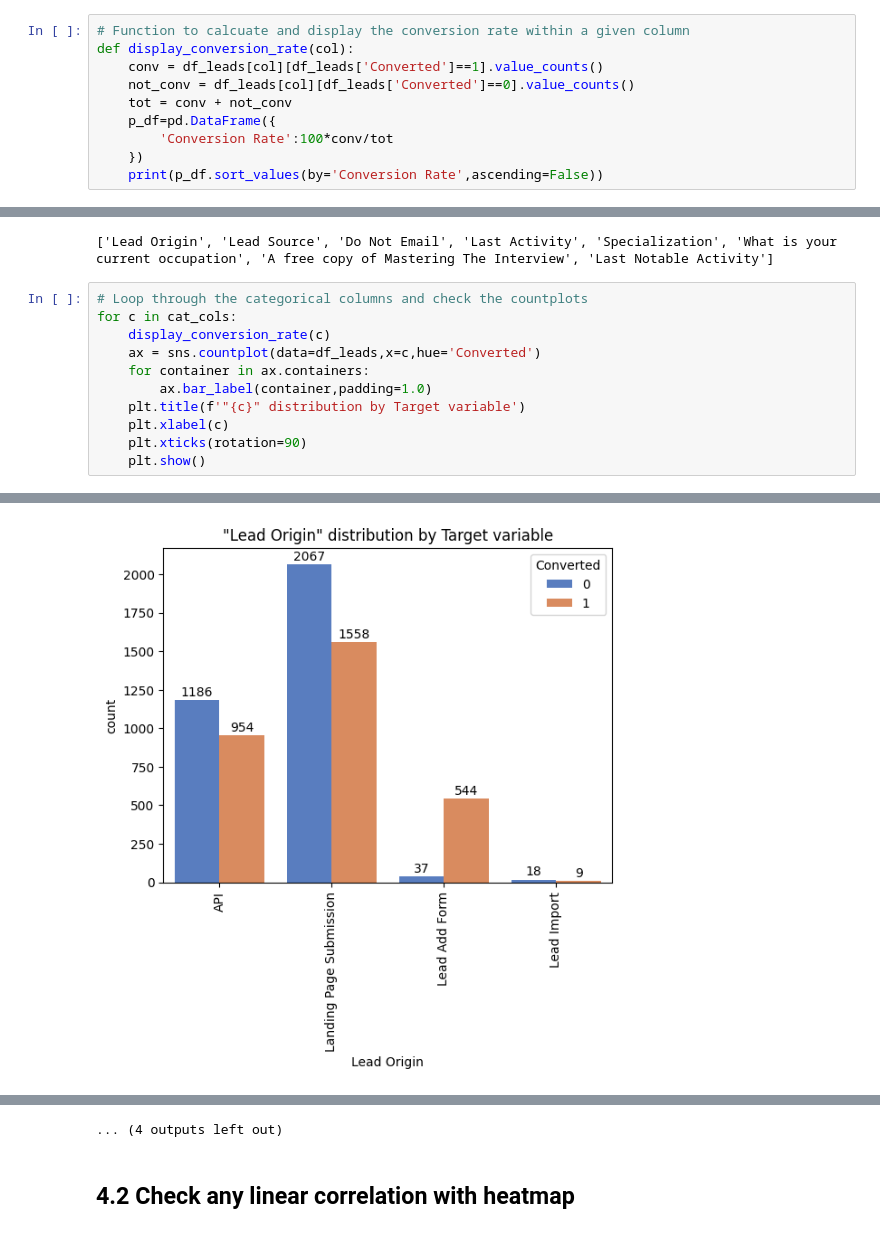
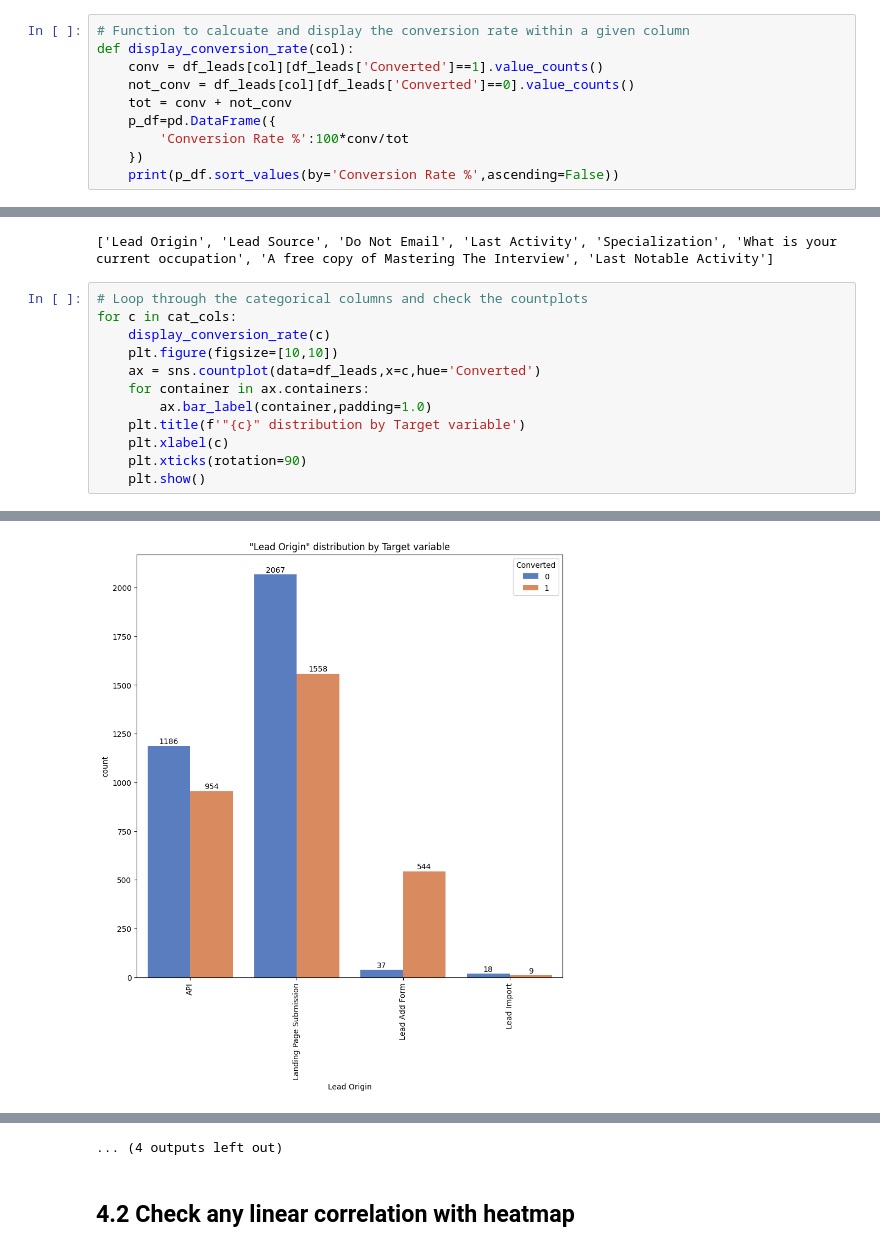
Before and after one commit to imthepooh/lead-scoring-case-study, a Jupyter notebook: Lead Scoring Case study.ipynb, the cells around one changed output, grey strips where cells are left out. Saved outputs shown, nothing was run; the diff lists cells and outputs as text.

```diff
--- a/Lead Scoring Case study.ipynb
+++ b/Lead Scoring Case study.ipynb
@@ -483,9 +479,9 @@ def display_conversion_rate(col):
     not_conv = df_leads[col][df_leads['Converted']==0].value_counts()
     tot = conv + not_conv
     p_df=pd.DataFrame({
-        'Conversion Rate':100*conv/tot
+        'Conversion Rate %':100*conv/tot
     })
-    print(p_df.sort_values(by='Conversion Rate',ascending=False))
+    print(p_df.sort_values(by='Conversion Rate %',ascending=False))
 # %%
 # Get the list of all categorical columns
 ind = df_leads.dtypes[df_leads.dtypes==np.dtype('O')].index
@@ -497,6 +493,7 @@ print(cat_cols)
 # Loop through the categorical columns and check the countplots
 for c in cat_cols:
     display_conversion_rate(c)
+    plt.figure(figsize=[10,10])
     ax = sns.countplot(data=df_leads,x=c,hue='Converted')
     for container in ax.containers:
         ax.bar_label(container,padding=1.0)
@@ -514 +511 @@ Lead Import                    33.333333
-[figure, old version]
+[figure, new version]
```
Also changed, not shown: parts of 15 cells of this notebook, 4 other files.
